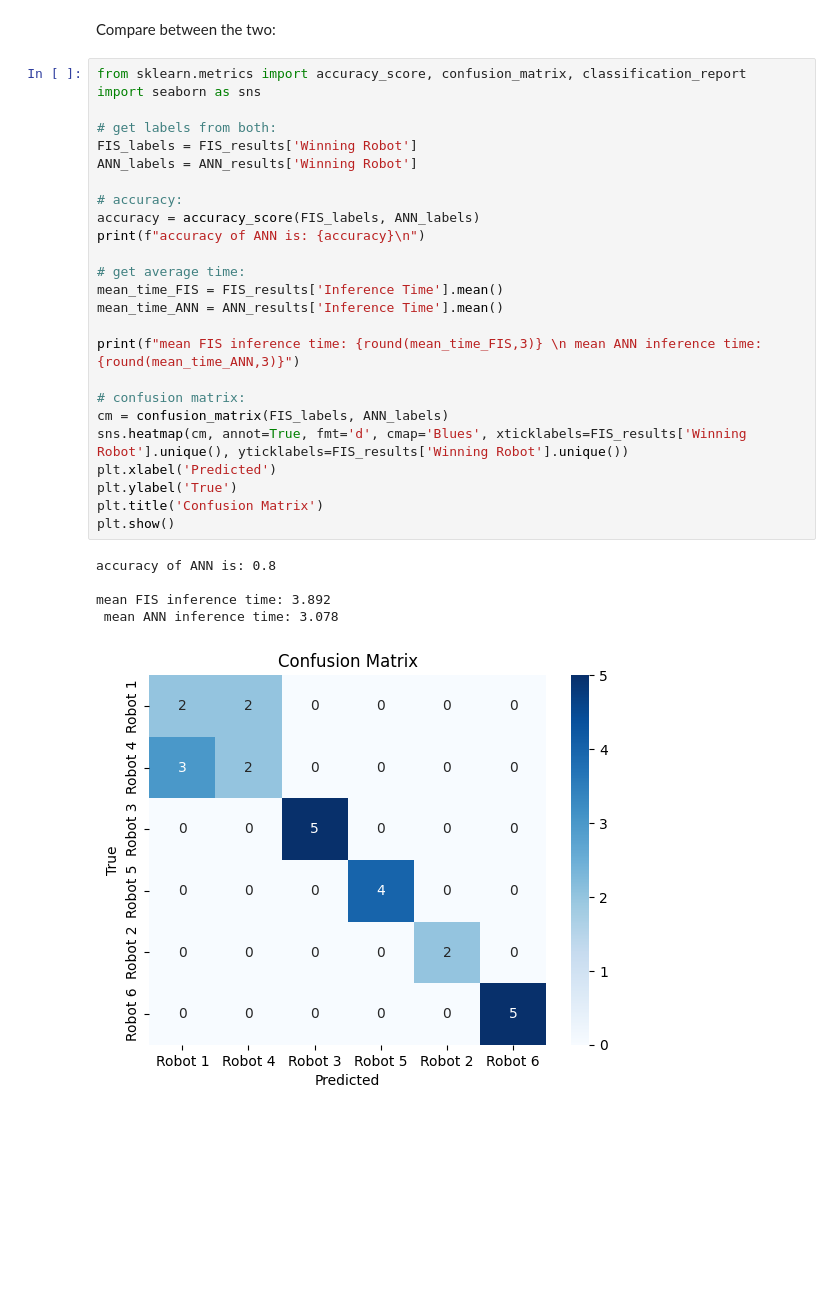
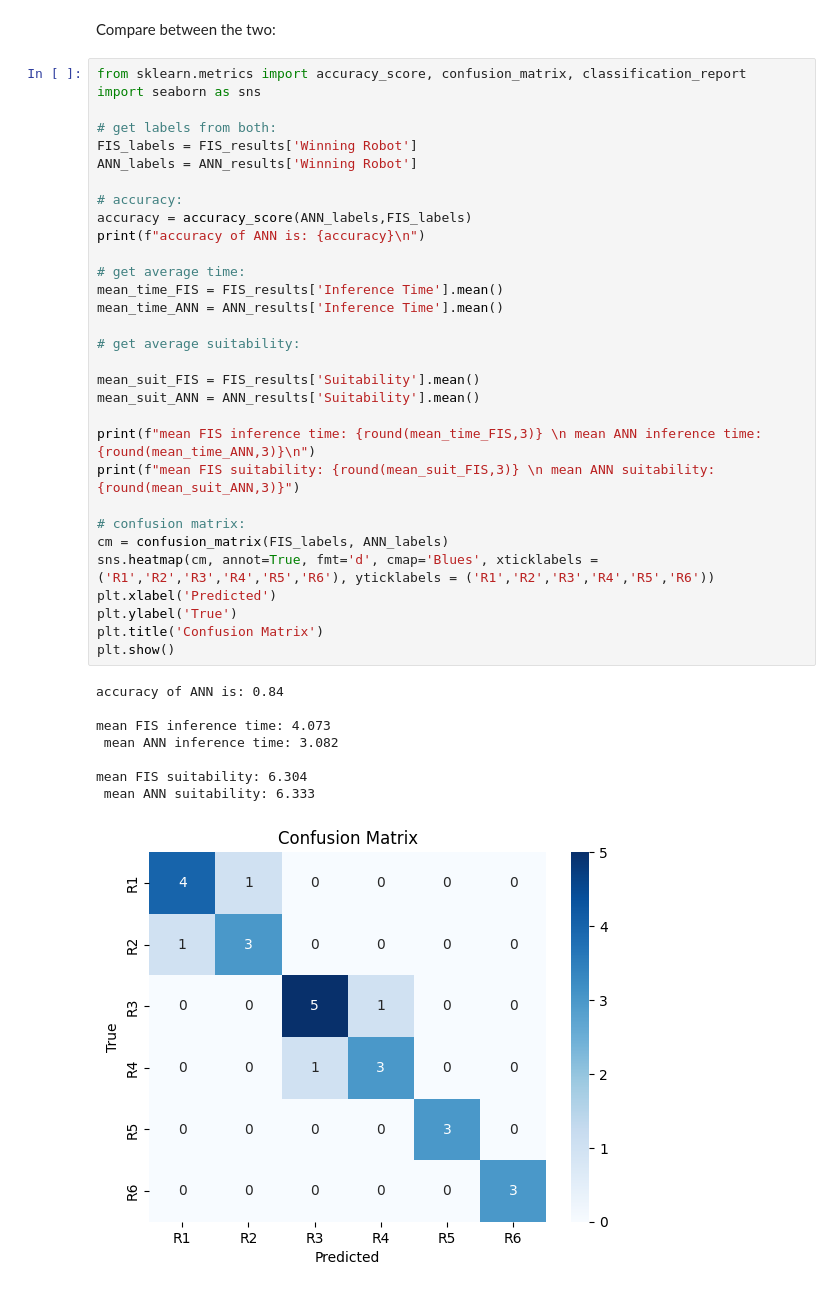
Before and after one commit to TME-6015-Programming-Project/main, a Jupyter notebook: Downstream/TME6015_Downstream.ipynb, the cells around one changed output. Saved outputs shown, nothing was run; the diff lists cells and outputs as text; blank space fills up the shorter version.

```diff
--- a/Downstream/TME6015_Downstream.ipynb
+++ b/Downstream/TME6015_Downstream.ipynb
@@ -461,31 +461,40 @@ Compare between the two:
 # %%
 from sklearn.metrics import accuracy_score, confusion_matrix, classification_report
 import seaborn as sns
 
 # get labels from both:
 FIS_labels = FIS_results['Winning Robot']
 ANN_labels = ANN_results['Winning Robot']
 
 # accuracy:
-accuracy = accuracy_score(FIS_labels, ANN_labels)
+accuracy = accuracy_score(ANN_labels,FIS_labels)
 print(f"accuracy of ANN is: {accuracy}\n")
 
 # get average time:
 mean_time_FIS = FIS_results['Inference Time'].mean()
 mean_time_ANN = ANN_results['Inference Time'].mean()
 
-print(f"mean FIS inference time: {round(mean_time_FIS,3)} \n mean ANN inference time: {round(mean_time_ANN,3)}")
+# get average suitability:
+
+mean_suit_FIS = FIS_results['Suitability'].mean()
+mean_suit_ANN = ANN_results['Suitability'].mean()
+
+print(f"mean FIS inference time: {round(mean_time_FIS,3)} \n mean ANN inference time: {round(mean_time_ANN,3)}\n")
+print(f"mean FIS suitability: {round(mean_suit_FIS,3)} \n mean ANN suitability: {round(mean_suit_ANN,3)}")
 
 # confusion matrix:
 cm = confusion_matrix(FIS_labels, ANN_labels)
-sns.heatmap(cm, annot=True, fmt='d', cmap='Blues', xticklabels=FIS_results['Winning Robot'].unique(), yticklabels=FIS_results['Winning Robot'].unique())
+sns.heatmap(cm, annot=True, fmt='d', cmap='Blues', xticklabels = ('R1','R2','R3','R4','R5','R6'), yticklabels = ('R1','R2','R3','R4','R5','R6'))
 plt.xlabel('Predicted')
 plt.ylabel('True')
 plt.title('Confusion Matrix')
 plt.show()
 # %% [output]
-accuracy of ANN is: 0.8
+accuracy of ANN is: 0.84
 
-mean FIS inference time: 3.892
- mean ANN inference time: 3.078
+mean FIS inference time: 4.073
+ mean ANN inference time: 3.082
+
+mean FIS suitability: 6.304
+ mean ANN suitability: 6.333
-[figure, old version]
+[figure, new version]
```
Also changed, not shown: parts of 7 cells of this notebook, 2 other files.
